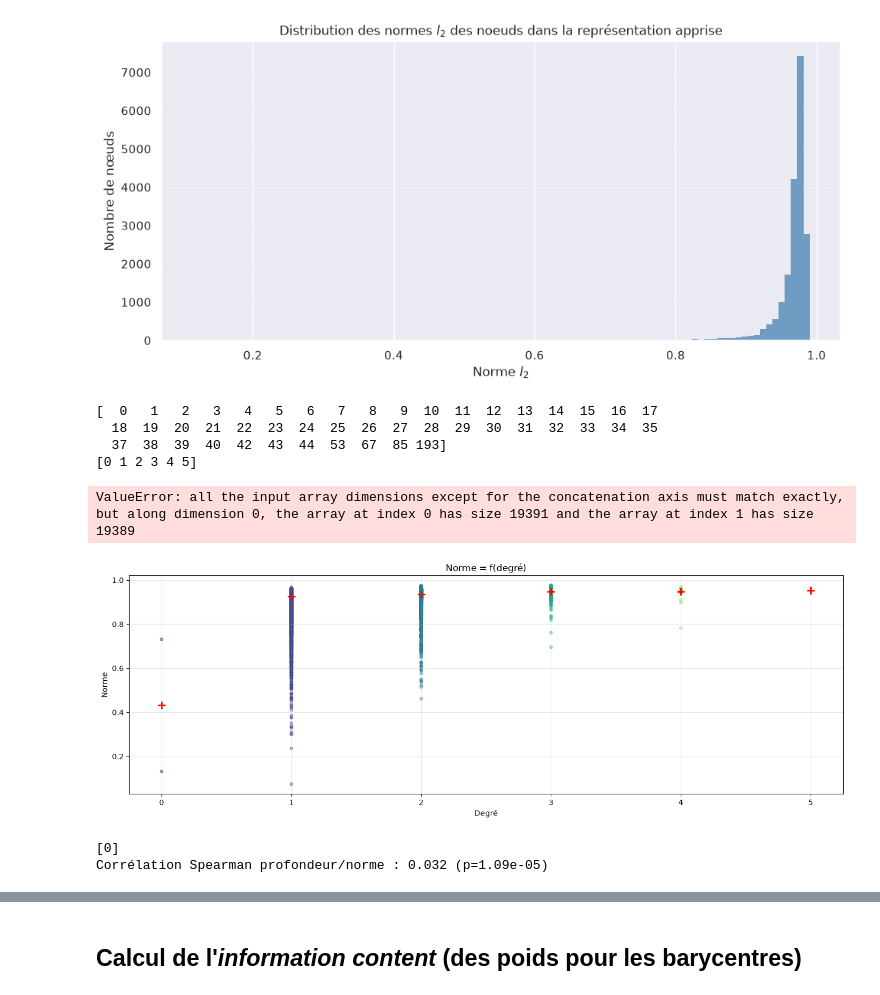
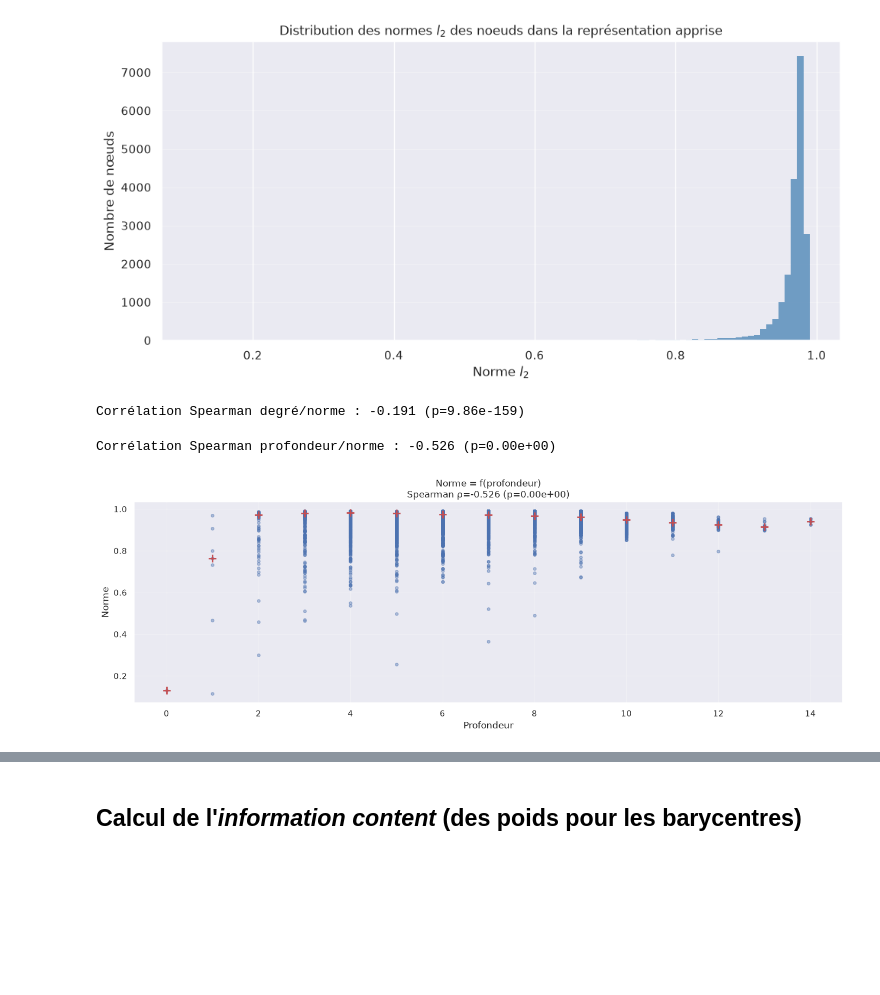
Before and after one commit to averniere/OT_simulation_maladies, a Jupyter notebook: Embeddings/analyse.ipynb, the cells around one changed output, grey strips where cells are left out. Cells and saved outputs as stored; diff of their text form; code cells hidden in the pictures; blank space fills up the shorter version.

```diff
--- a/Embeddings/analyse.ipynb
+++ b/Embeddings/analyse.ipynb
@@ -46,6 +44,8 @@ norm_history = checkpoint['norm_history']
 edges = checkpoint['edges']
 data = checkpoint['data']
 hp = checkpoint['hyperparams']
+id2node = {i:t for t, i in node2id.items()}
+rev_edges = [(v, u) for u, v in edges]
 print(f"Hyperparamètres : {hp}")
 # %% [output]
 Hyperparamètres : {'dim': 15, 'epochs': 1500, 'lr': 1.6, 'burnin': 100, 'n_neg': 100}
@@ -73,0 +64,20 @@ Norme moy=0.9640 | max=0.9900
+# %%
+W = model.weight.detach().cpu().numpy()   # (N, dim)
+normsl2 = np.linalg.norm(W, axis=1)
+
+print(f"Modèle chargé — {len(objects)} nœuds | dim={hp['dim']} | "
+      f"{len(losses)} epochs")
+print(f"Norme moy={normsl2.mean():.3f} | max={normsl2.max():.3f} | min={normsl2.min():.3f}")
+
+# Top 10 plus proches du centre
+center_ids = np.argsort(normsl2)[:10]
+print("=== 10 noeuds les plus proches du CENTRE ===")
+for i in center_ids:
+    print(f"  {objects[i]:<30} norme={normsl2[i]:.3f}")
+
+# Top 10 plus proches du bord
+border_ids = np.argsort(normsl2)[-10:]
+print("\n=== 10 noeuds les plus proches du BORD ===")
+for i in border_ids:
+    print(f"{objects[i]:<30} norme={normsl2[i]:.3f}")
+print(f"\nNombre de noeuds exactement au bord de la boule : {len([objects[i] for i in range(len(normsl2)) if normsl2[i]==0.990])}/{len(objects)}")
@@ -87,43 +115,38 @@ plt.show()
 [figure]
 # %%
 # Correlation degré/norme l2
-degrees = [d for (n,d) in G_hpo_work.in_degree]
+out_degrees = [d for (n,d) in G_hpo_work.in_degree]  # NB : le graphe est construit dans le sens enfant->parent
+in_degrees = [d for (n,d) in G_hpo_work.out_degree]
 norms = model.weight.detach().norm(dim=-1).numpy()
-print(np.unique(degrees))
-print(np.unique(my_degree))
 
 # Corrélation degré/norme attendue : négative
-rho, pval = spearmanr(degrees, norms)
+rho, pval = spearmanr(out_degrees, norms)
 print(f"Corrélation Spearman degré/norme : {rho:.3f} (p={pval:.2e})")
 # %% [output]
-[  0   1   2   3   4   5   6   7   8   9  10  11  12  13  14  15  16  17
-  18  19  20  21  22  23  24  25  26  27  28  29  30  31  32  33  34  35
-  37  38  39  40  42  43  44  53  67  85 193]
-[0 1 2 3 4 5]
+Corrélation Spearman degré/norme : -0.191 (p=9.86e-159)
-ValueError: all the input array dimensions except for the concatenation axis must match exactly, but along dimension 0, the array at index 0 has size 19391 and the array at index 1 has size 19389
+# %%
+depths_list = [depths[id2node[i]] for i in range(len(norms))]
+rho, pval = spearmanr(depths_list, norms)
+print(f"Corrélation Spearman profondeur/norme : {rho:.3f} (p={pval:.2e})")
+# %% [output]
+Corrélation Spearman profondeur/norme : -0.526 (p=0.00e+00)
 # %%
 fig, ax = plt.subplots(1, figsize=(14, 5))
 
-sc = ax.scatter(degrees, norms, alpha=0.4, s=15, c=degrees)
+sns.set_theme()
+sc = ax.scatter(depths_list, norms, alpha=0.4, s=15)
 
 # Moyenne des normes de même profondeur
-for d in np.unique(degrees):
-    mask = degrees == d
+for d in np.unique(depths_list):
+    mask = depths_list == d
     ax.plot(d, np.median(norms[mask]), 'r+', markersize=10, markeredgewidth=2)
 
-ax.set_xlabel("Degré")
+ax.set_xlabel("Profondeur")
 ax.set_ylabel("Norme")
-ax.set_title("Norme = f(degré)")
+ax.set_title(f"Norme = f(profondeur)\nSpearman ρ={rho:.3f} (p={pval:.2e})")
 ax.grid(alpha=0.3)
 
 plt.tight_layout()
 plt.show()
 # %% [output]
-[figure, old version]
+[figure, new version]
-# %%
-depths = compute_depths(objects, data)
-rho, pval = spearmanr(depths, norms)
-print(f"Corrélation Spearman profondeur/norme : {rho:.3f} (p={pval:.2e})")
-# %% [output]
-[0]
-Corrélation Spearman profondeur/norme : 0.032 (p=1.09e-05)
```
Also changed, not shown: parts of 101 cells of this notebook, 6 other files.
